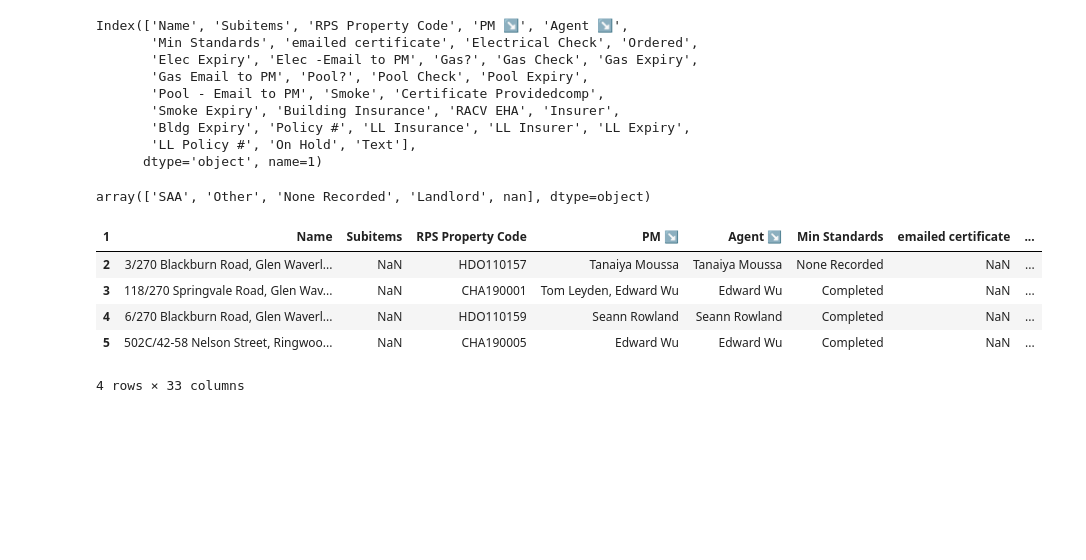
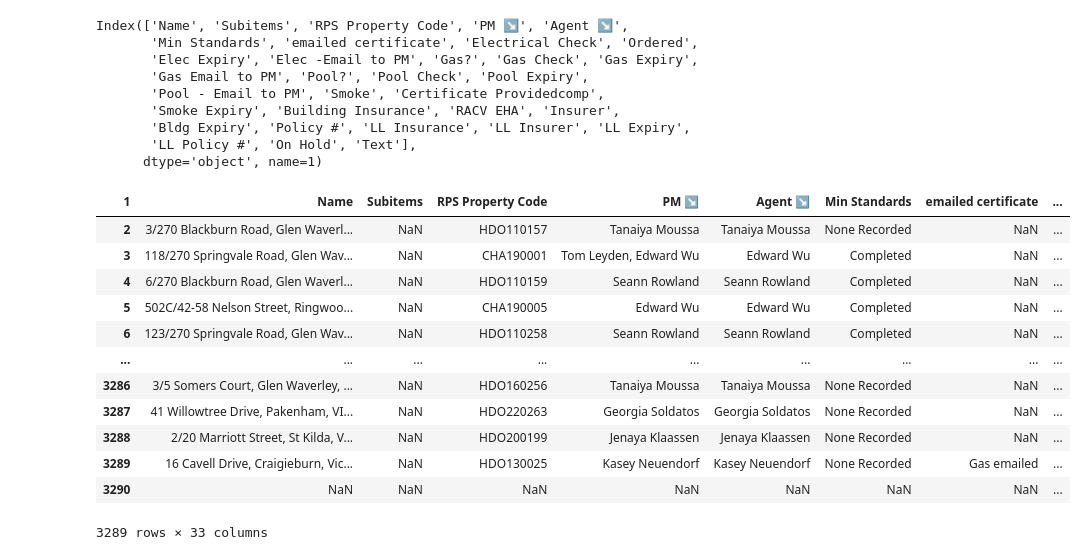
Before and after one commit to sahils4299/LongView-Data-Migration, a Jupyter notebook: PropertyTree_migration_Portfolio_testing.ipynb, the cells around one changed output. Drawn from its saved outputs; the diff is of its cells as text; code cells hidden in the pictures; blank space fills up the shorter version.

```diff
--- a/PropertyTree_migration_Portfolio_testing.ipynb
+++ b/PropertyTree_migration_Portfolio_testing.ipynb
@@ -1933,17 +2062,20 @@ Index(['Name', 'Subitems', 'RPS Property Code', 'PM ↘️', 'Agent ↘️',
        'LL Policy #', 'On Hold', 'Text'],
       dtype='object', name=1)
 # %%
-compliances['Smoke'].unique()
+compliances
 # %% [output]
+| 1 | Name | Subitems | RPS Property Code | PM ↘️ | Agent ↘️ | Min Standards | emailed certificate | ... |
+| 2 | 3/270 Blackburn Road, Glen Waverl... | NaN | HDO110157 | Tanaiya Moussa | Tanaiya Moussa | None Recorded | NaN | ... |
+| 3 | 118/270 Springvale Road, Glen Wav... | NaN | CHA190001 | Tom Leyden, Edward Wu | Edward Wu | Completed | NaN | ... |
+| 4 | 6/270 Blackburn Road, Glen Waverl... | NaN | HDO110159 | Seann Rowland | Seann Rowland | Completed | NaN | ... |
+| 5 | 502C/42-58 Nelson Street, Ringwoo... | NaN | CHA190005 | Edward Wu | Edward Wu | Completed | NaN | ... |
+| 6 | 123/270 Springvale Road, Glen Wav... | NaN | HDO110258 | Seann Rowland | Seann Rowland | Completed | NaN | ... |
+| ... | ... | ... | ... | ... | ... | ... | ... | ... |
+| 3286 | 3/5 Somers Court, Glen Waverley, ... | NaN | HDO160256 | Tanaiya Moussa | Tanaiya Moussa | None Recorded | NaN | ... |
+| 3287 | 41 Willowtree Drive, Pakenham, VI... | NaN | HDO220263 | Georgia Soldatos | Georgia Soldatos | None Recorded | NaN | ... |
+| 3288 | 2/20 Marriott Street, St Kilda, V... | NaN | HDO200199 | Jenaya Klaassen | Jenaya Klaassen | None Recorded | NaN | ... |
+| 3289 | 16 Cavell Drive, Craigieburn, Vic... | NaN | HDO130025 | Kasey Neuendorf | Kasey Neuendorf | None Recorded | Gas emailed | ... |
+| 3290 | NaN | NaN | NaN | NaN | NaN | NaN | NaN | ... |
-array(['SAA', 'Other', 'None Recorded', 'Landlord', nan], dtype=object)
+3289 rows × 33 columns
-# %%
-compliances.head(4)
-# %% [output]
-| 1 | Name | Subitems | RPS Property Code | PM ↘️ | Agent ↘️ | Min Standards | emailed certificate | ... |
-| 2 | 3/270 Blackburn Road, Glen Waverl... | NaN | HDO110157 | Tanaiya Moussa | Tanaiya Moussa | None Recorded | NaN | ... |
-| 3 | 118/270 Springvale Road, Glen Wav... | NaN | CHA190001 | Tom Leyden, Edward Wu | Edward Wu | Completed | NaN | ... |
-| 4 | 6/270 Blackburn Road, Glen Waverl... | NaN | HDO110159 | Seann Rowland | Seann Rowland | Completed | NaN | ... |
-| 5 | 502C/42-58 Nelson Street, Ringwoo... | NaN | CHA190005 | Edward Wu | Edward Wu | Completed | NaN | ... |
-4 rows × 33 columns
 # %%
 rows = []
```
Also changed, not shown: parts of 35 cells of this notebook, 1 other file.
